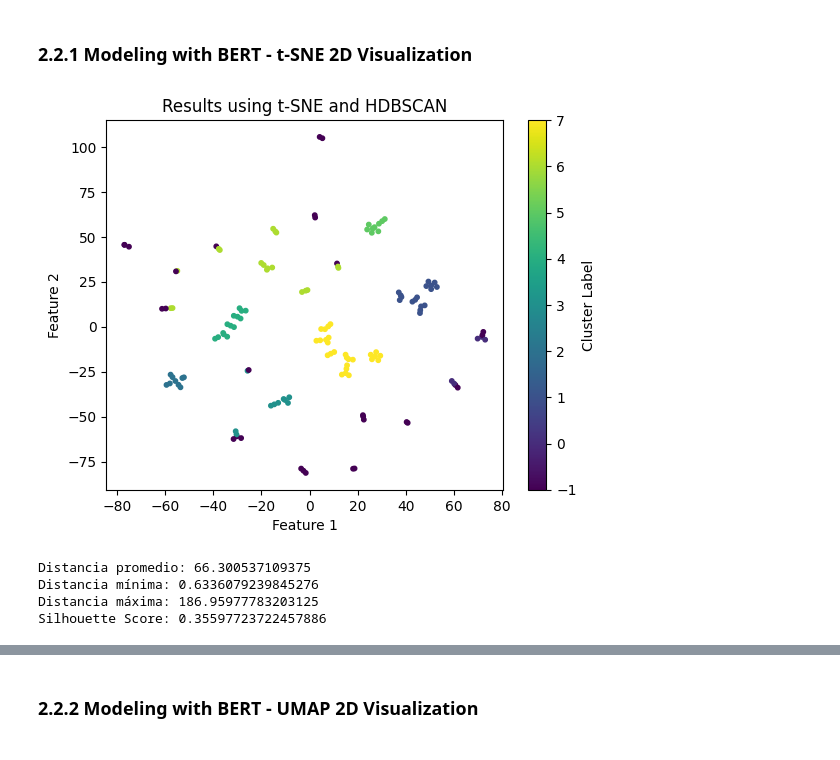
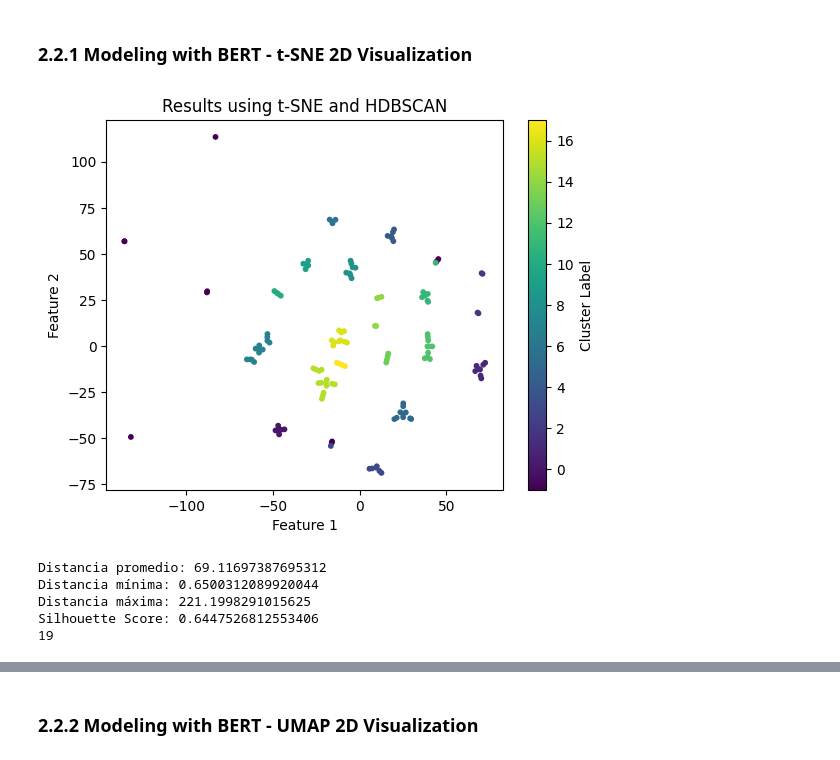
Before and after one commit to MolodyGs/Multimodal-News-Data-Collection, a Jupyter notebook: src/models/text_model.ipynb, the cells around one changed output, grey strips where cells are left out. Saved outputs shown, nothing was run; the diff lists cells and outputs as text; code cells hidden in the pictures.

Commit message:
feat: improvement t-SNE/HDBSCAN with hyperparameters
- The silhouette score is 0.6447 for t-SNE and HDBSCAN

```diff
--- a/src/models/text_model.ipynb
+++ b/src/models/text_model.ipynb
@@ -85,7 +84,7 @@ json_data = {}
 with open("../fact_checking_data//fact_checking_data_extracted.json", 'r', encoding='utf-8') as file:
     json_data = json.load(file)
 
-texts = [fact["content"] for fact in json_data["facts"]]
+texts = [fact["veracity"] + "" + fact["content"] for fact in json_data["facts"]]
 labels = [fact["veracity"] for fact in json_data["facts"]]
 
 data = {
@@ -183,39 +121,41 @@ Error:
 tsne = TSNE(n_components=2, perplexity=1, random_state=42)
 embeddings_2d = tsne.fit_transform(embeddings)
 
-clusterer = hdbscan.HDBSCAN(min_cluster_size=5)
+clusterer = hdbscan.HDBSCAN(min_cluster_size=4, min_samples=3, cluster_selection_epsilon=7)
 cluster_labels = clusterer.fit_predict(embeddings_2d)
 
 plt.scatter(embeddings_2d[:, 0], embeddings_2d[:, 1], c=cluster_labels, cmap='viridis', s=10)
 plt.title('Results using t-SNE and HDBSCAN')
 plt.xlabel('Feature 1')
 plt.ylabel('Feature 2')
 plt.colorbar(label='Cluster Label')
 plt.show()
 
 distances = pairwise_distances(embeddings_2d, metric='euclidean')
 
 # Calcular la distancia promedio entre todos los puntos en el espacio 2D
 average_distance = np.mean(distances)
 
 # Calcular la distancia mínima entre puntos
 min_distance = np.min(distances[distances > 0])  # Excluyendo la diagonal (distancia de un punto consigo mismo)
 
 # Calcular la distancia máxima entre puntos
 max_distance = np.max(distances)
 
 print(f"Distancia promedio: {average_distance}")
 print(f"Distancia mínima: {min_distance}")
 print(f"Distancia máxima: {max_distance}")
 
 # Evaluar la calidad del clustering
 score = silhouette_score(embeddings_2d, cluster_labels)
 print(f"Silhouette Score: {score}")
+print(len(set(cluster_labels)))
 # %% [output]
-[figure, old version]
+[figure, new version]
-Distancia promedio: 66.300537109375
-Distancia mínima: 0.6336079239845276
-Distancia máxima: 186.95977783203125
-Silhouette Score: 0.35597723722457886
+Distancia promedio: 69.11697387695312
+Distancia mínima: 0.6500312089920044
+Distancia máxima: 221.1998291015625
+Silhouette Score: 0.6447526812553406
+19
 # %%
 # Focusing on cluster 1
```
Also changed, not shown: parts of 5 cells of this notebook.
